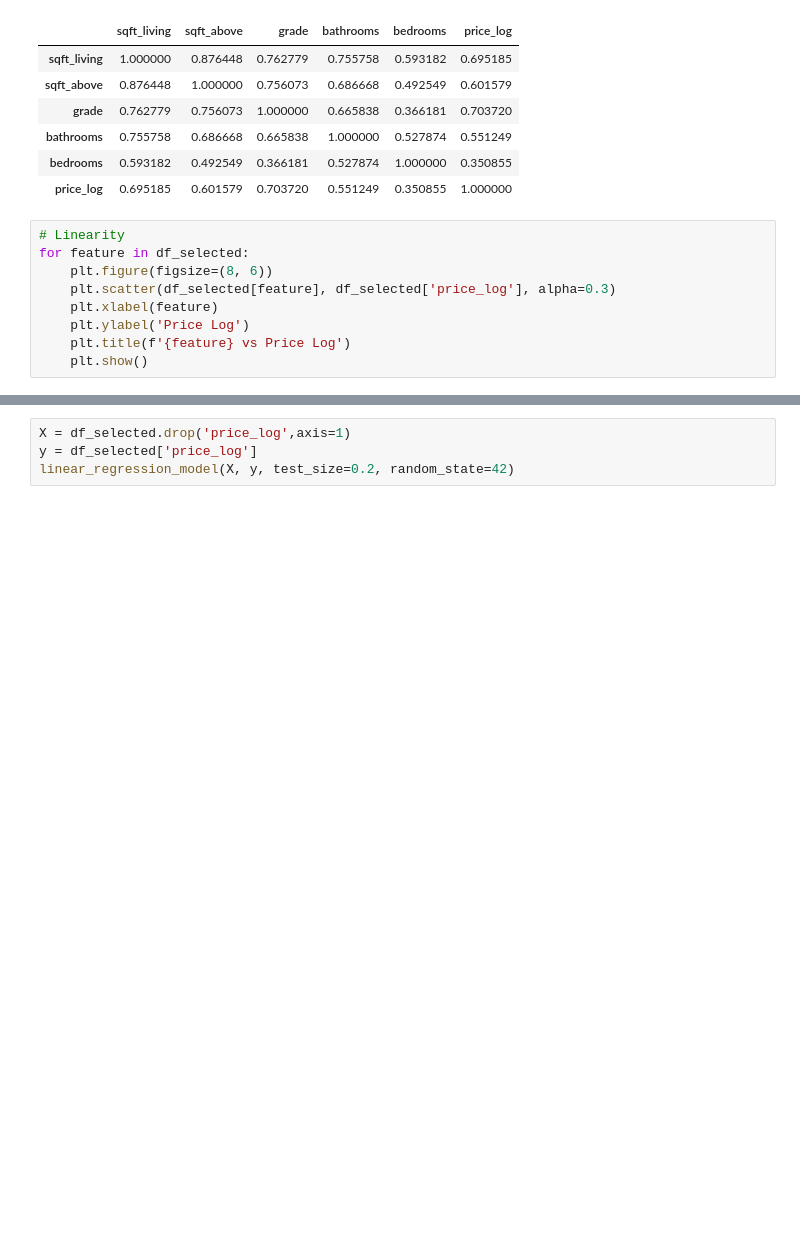
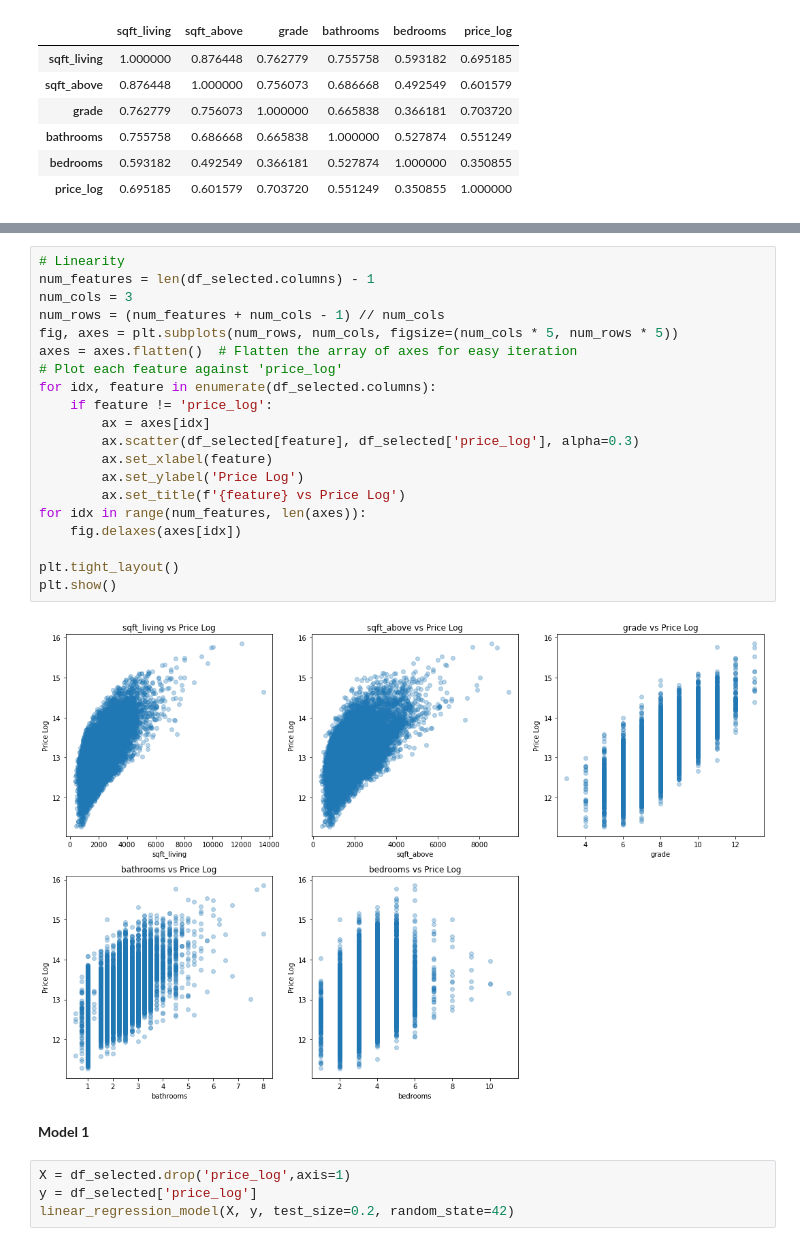
Before and after one commit to Bennie-Kibet/Phase-2-project, a Jupyter notebook: index.ipynb, the cells around one changed output, grey strips where cells are left out. Drawn from its saved outputs; the diff is of its cells as text; blank space fills up the shorter version.

```diff
--- a/index.ipynb
+++ b/index.ipynb
@@ -812,12 +775,3 @@ df_selected.corr()
 | bathrooms | 0.755758 | 0.686668 | 0.665838 | 1.000000 | 0.527874 | 0.551249 |
 | bedrooms | 0.593182 | 0.492549 | 0.366181 | 0.527874 | 1.000000 | 0.350855 |
 | price_log | 0.695185 | 0.601579 | 0.703720 | 0.551249 | 0.350855 | 1.000000 |
-# %%
-# Linearity
-for feature in df_selected:
-    plt.figure(figsize=(8, 6))
-    plt.scatter(df_selected[feature], df_selected['price_log'], alpha=0.3)
-    plt.xlabel(feature)
-    plt.ylabel('Price Log')
-    plt.title(f'{feature} vs Price Log')
-    plt.show()
@@ -831,3 +778,27 @@ for feature in df_selected:
+# %%
+# Linearity
+num_features = len(df_selected.columns) - 1
+num_cols = 3
+num_rows = (num_features + num_cols - 1) // num_cols
+fig, axes = plt.subplots(num_rows, num_cols, figsize=(num_cols * 5, num_rows * 5))
+axes = axes.flatten()  # Flatten the array of axes for easy iteration
+# Plot each feature against 'price_log'
+for idx, feature in enumerate(df_selected.columns):
+    if feature != 'price_log':
+        ax = axes[idx]
+        ax.scatter(df_selected[feature], df_selected['price_log'], alpha=0.3)
+        ax.set_xlabel(feature)
+        ax.set_ylabel('Price Log')
+        ax.set_title(f'{feature} vs Price Log')
+for idx in range(num_features, len(axes)):
+    fig.delaxes(axes[idx])
+
+plt.tight_layout()
+plt.show()
+# %% [output]
+[figure, added]
+# %% [markdown]
+**Model 1**
 # %%
 X = df_selected.drop('price_log',axis=1)
 y = df_selected['price_log']
```
Also changed, not shown: parts of 21 cells of this notebook.
